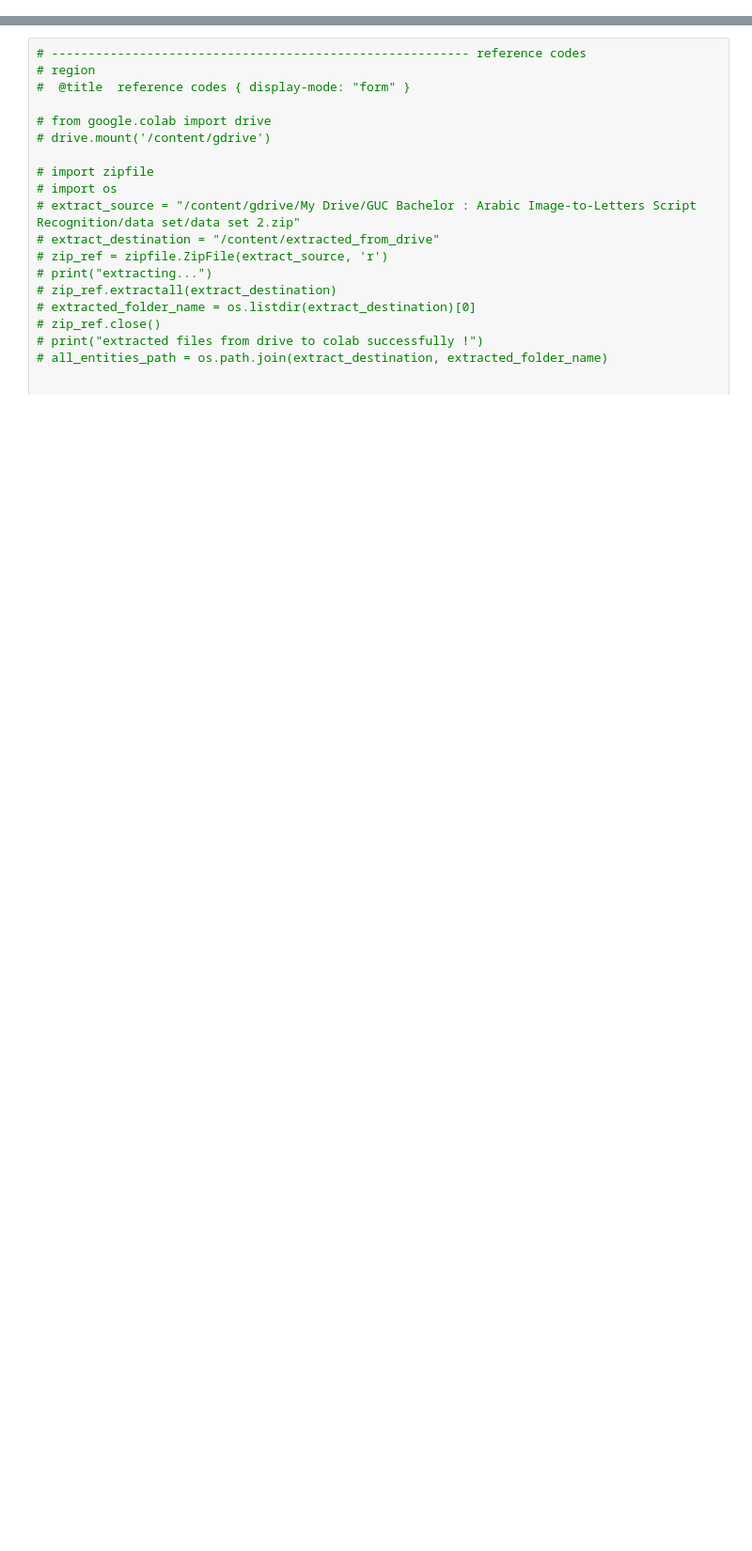
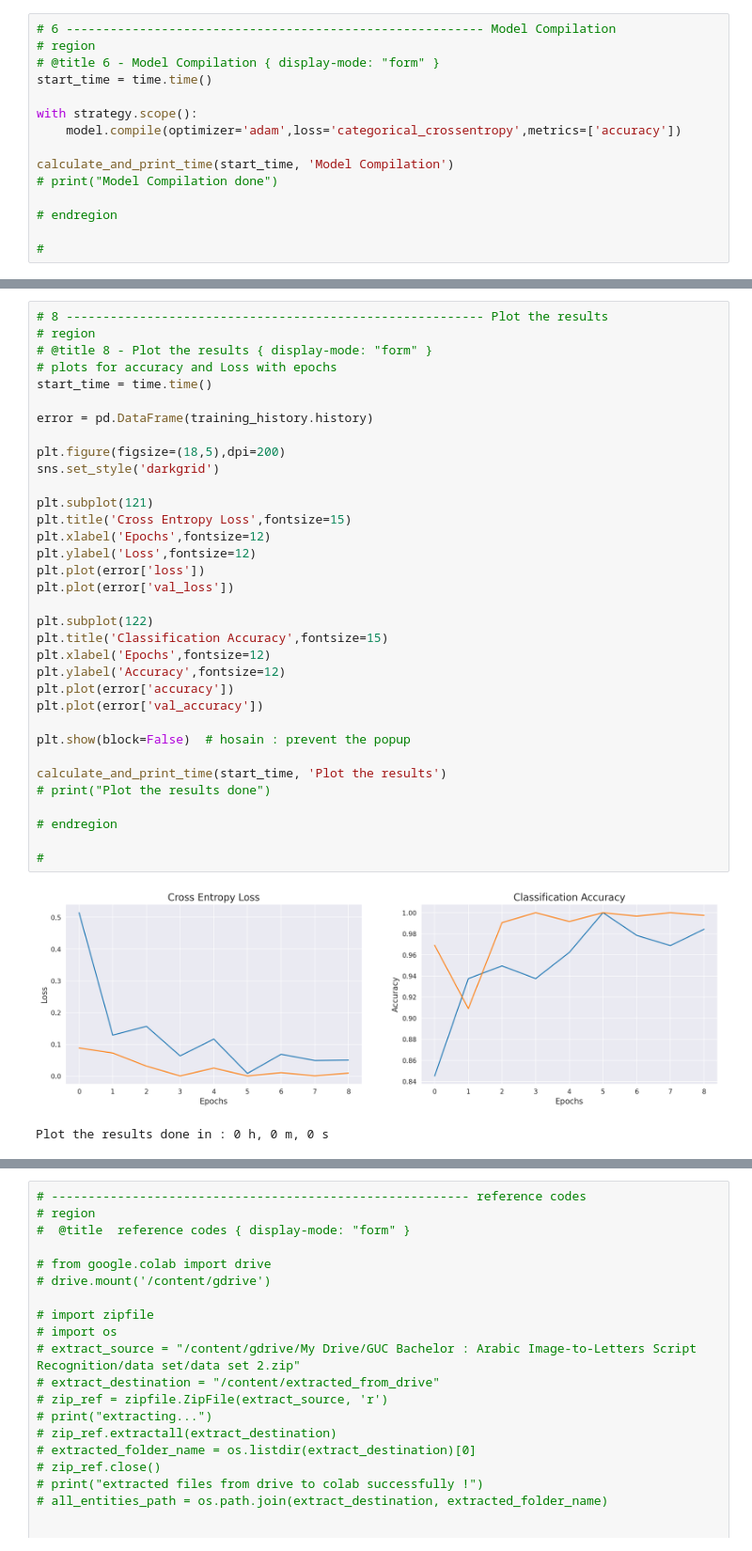
Before and after one commit to hosain-ghoraba/dogs-vs-cats, a Jupyter notebook: misc/runned/arabic letters/1/1.ipynb, the cells around one changed output, grey strips where cells are left out. Shown at 94% size. Drawn from its saved outputs; the diff is of its cells as text; blank space fills up the shorter version.

```diff
--- a/misc/runned/arabic letters/1/1.ipynb
+++ b/misc/runned/arabic letters/1/1.ipynb
@@ -734,0 +625,15 @@ Execution Time:  0 hours 39 minutes 47 seconds
+# %%
+# 6 --------------------------------------------------------- Model Compilation
+# region
+# @title 6 - Model Compilation { display-mode: "form" }
+start_time = time.time()
+
+with strategy.scope():
+    model.compile(optimizer='adam',loss='categorical_crossentropy',metrics=['accuracy'])
+
+calculate_and_print_time(start_time, 'Model Compilation')
+# print("Model Compilation done")
+
+# endregion
+
+#
@@ -734,0 +704,37 @@ Execution Time:  0 hours 39 minutes 47 seconds
+# %%
+# 8 --------------------------------------------------------- Plot the results
+# region
+# @title 8 - Plot the results { display-mode: "form" }
+# plots for accuracy and Loss with epochs
+start_time = time.time()
+
+error = pd.DataFrame(training_history.history)
+
+plt.figure(figsize=(18,5),dpi=200)
+sns.set_style('darkgrid')
+
+plt.subplot(121)
+plt.title('Cross Entropy Loss',fontsize=15)
+plt.xlabel('Epochs',fontsize=12)
+plt.ylabel('Loss',fontsize=12)
+plt.plot(error['loss'])
+plt.plot(error['val_loss'])
+
+plt.subplot(122)
+plt.title('Classification Accuracy',fontsize=15)
+plt.xlabel('Epochs',fontsize=12)
+plt.ylabel('Accuracy',fontsize=12)
+plt.plot(error['accuracy'])
+plt.plot(error['val_accuracy'])
+
+plt.show(block=False)  # hosain : prevent the popup
+
+calculate_and_print_time(start_time, 'Plot the results')
+# print("Plot the results done")
+
+# endregion
+
+#
+# %% [output]
+[figure, added]
+Plot the results done in : 0 h, 0 m, 0 s
```
Also changed, not shown: parts of 64 cells of this notebook, 1 other file.
